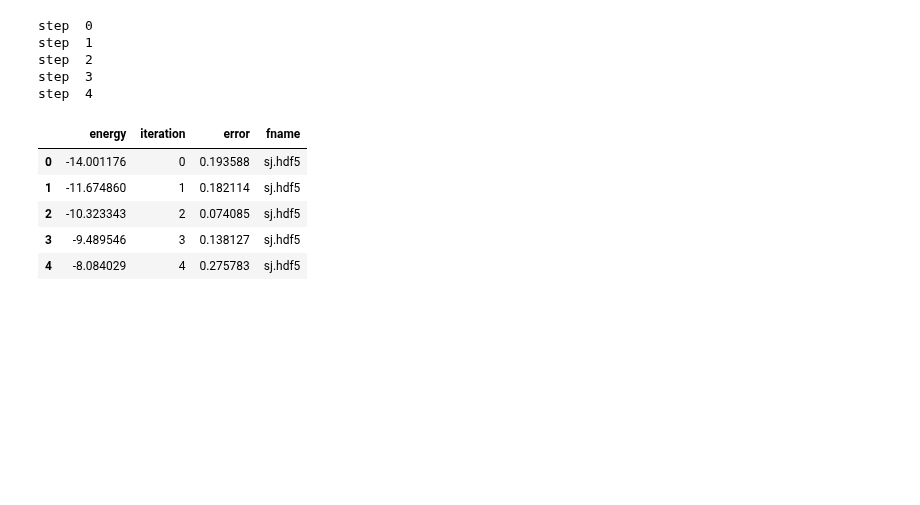
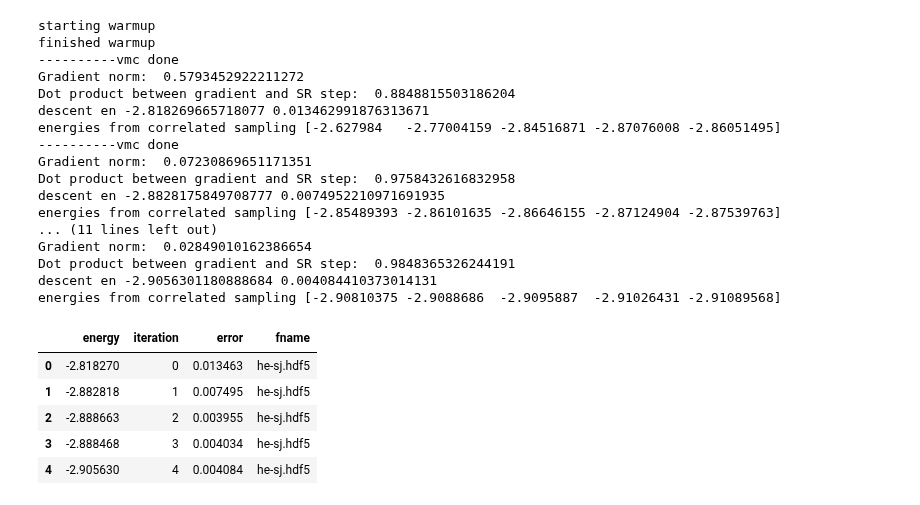
Before and after one commit to kayahans/pyqmc, a Jupyter notebook: pyqmc/test-value-jastrow.ipynb, the cells around one changed output. Saved outputs shown, nothing was run; the diff lists cells and outputs as text; code cells hidden in the pictures; blank space fills up the shorter version.

```diff
--- a/pyqmc/test-value-jastrow.ipynb
+++ b/pyqmc/test-value-jastrow.ipynb
@@ -165,33 +30,45 @@ converged SCF energy = -14.3541362022289  <S^2> = 2.0000041  2S+1 = 3.0000028
 # %%
-import importlib, recipes, bosonrecipes, bosonslater, bosonwf, bosonaccumulators, bosonjastrowspin, bosonlinemin, bosonmc, bosonmultiplywf, bosonwftools
-modules = [recipes, bosonrecipes, bosonrecipes, bosonslater, bosonwf, bosonaccumulators, bosonjastrowspin, bosonlinemin, bosonmc, bosonmultiplywf, bosonwftools] # Reloads recipes.py file after each update
+import importlib, recipes
+modules = [recipes]
 for m in modules:
     importlib.reload(m)
 
     # Jastrow optimizationn
 
-for fname in ['sj.hdf5']:
+for fname in [opt_checkfile]:
     if os.path.isfile(fname):
         os.remove(fname)
 
 # pyq.OPTIMIZE(scf_checkfile, "sj.hdf5", ci_checkfile=ci_checkfile, max_iterations=2, verbose=False)
 # bosonrecipes.ABOPTIMIZE(scf_checkfile, "sj.hdf5", max_iterations=2, nconfig=100, verbose=False)
-recipes.OPTIMIZE(scf_checkfile, "sj.hdf5", max_iterations=5, nconfig=1000, verbose=False)
+recipes.OPTIMIZE(scf_checkfile, opt_checkfile, max_iterations=5, nconfig=1000, verbose=True)
 # Jastrow optimization results
-df = pyq.read_opt("sj.hdf5")
+df = pyq.read_opt(opt_checkfile)
 df
 # %% [output]
-step  0
-step  1
-step  2
-step  3
-step  4
+starting warmup
+finished warmup
+----------vmc done
+Gradient norm:  0.5793452922211272
+Dot product between gradient and SR step:  0.8848815503186204
+descent en -2.818269665718077 0.013462991876313671
+energies from correlated sampling [-2.627984   -2.77004159 -2.84516871 -2.87076008 -2.86051495]
+----------vmc done
+Gradient norm:  0.07230869651171351
+Dot product between gradient and SR step:  0.9758432616832958
+descent en -2.8828175849708777 0.0074952210971691935
+energies from correlated sampling [-2.85489393 -2.86101635 -2.86646155 -2.87124904 -2.87539763]
+... (11 lines left out)
+Gradient norm:  0.02849010162386654
+Dot product between gradient and SR step:  0.9848365326244191
+descent en -2.9056301180888684 0.004084410373014131
+energies from correlated sampling [-2.90810375 -2.9088686  -2.9095887  -2.91026431 -2.91089568]
 |  | energy | iteration | error | fname |
-| 0 | -14.001176 | 0 | 0.193588 | sj.hdf5 |
-| 1 | -11.674860 | 1 | 0.182114 | sj.hdf5 |
-| 2 | -10.323343 | 2 | 0.074085 | sj.hdf5 |
-| 3 | -9.489546 | 3 | 0.138127 | sj.hdf5 |
-| 4 | -8.084029 | 4 | 0.275783 | sj.hdf5 |
+| 0 | -2.818270 | 0 | 0.013463 | he-sj.hdf5 |
+| 1 | -2.882818 | 1 | 0.007495 | he-sj.hdf5 |
+| 2 | -2.888663 | 2 | 0.003955 | he-sj.hdf5 |
+| 3 | -2.888468 | 3 | 0.004034 | he-sj.hdf5 |
+| 4 | -2.905630 | 4 | 0.004084 | he-sj.hdf5 |
 # %%
 tstep = 0.001
 nconfig = 2000
```
Also changed, not shown: parts of 5 cells of this notebook, 22 other files.
